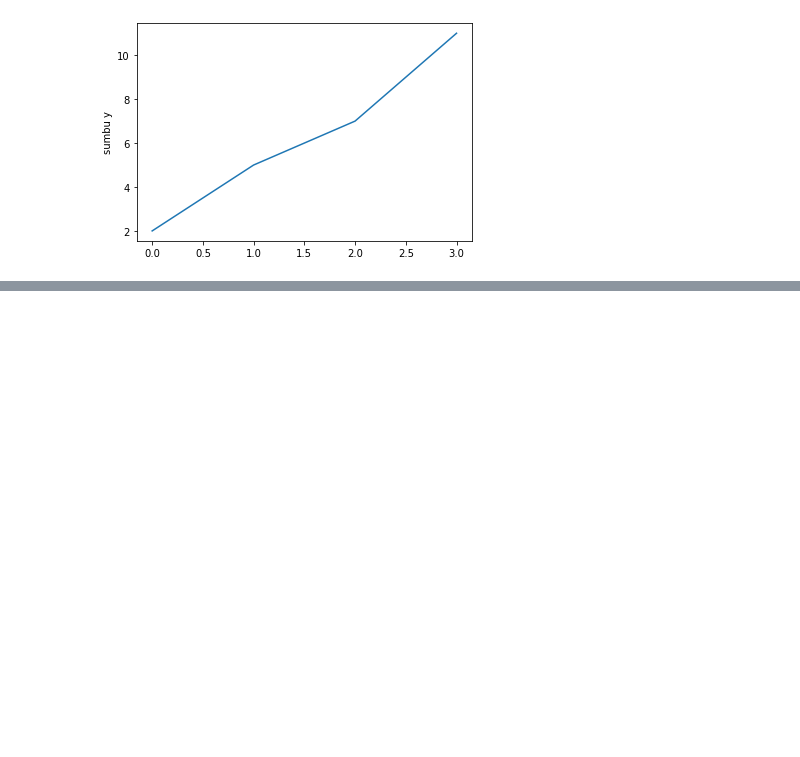
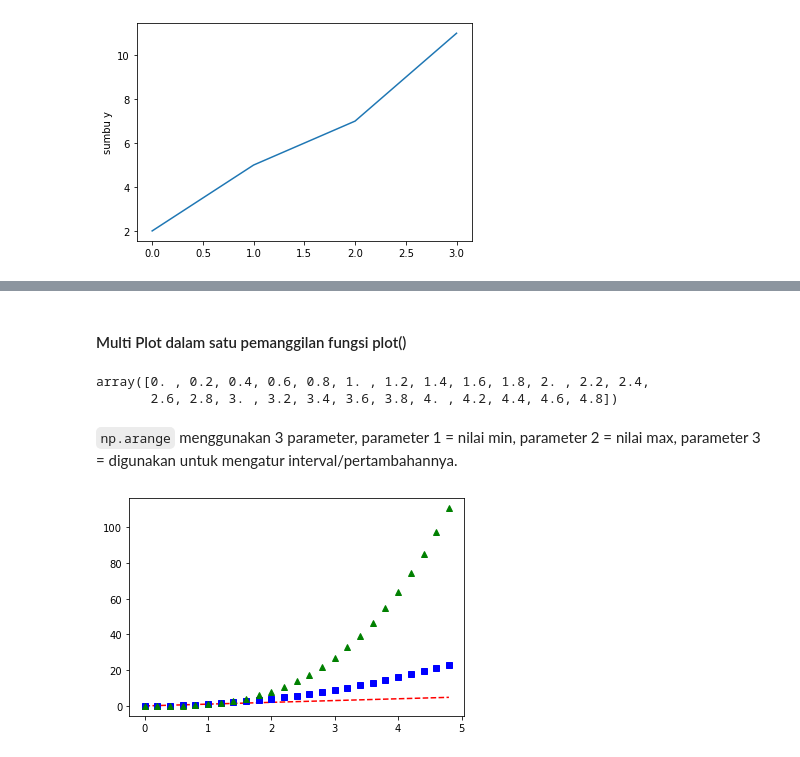
Before and after one commit to Christopher-Steven/BIC02-Visualisasi-Data-Matplotlib, a Jupyter notebook: 02_Matplotlib.ipynb, the cells around one changed output, grey strips where cells are left out. Drawn from its saved outputs; the diff is of its cells as text; code cells hidden in the pictures; blank space fills up the shorter version.

```diff
--- a/02_Matplotlib.ipynb
+++ b/02_Matplotlib.ipynb
@@ -28,0 +50,17 @@ bila hanya menyertakan deret bilangan, maka deret bilangan nilai sumbu y akan di
+# %% [markdown]
+#### Multi Plot dalam satu pemanggilan fungsi plot()
+# %%
+t = np.arange(0.,5.,0.2)
+t
+# %% [output]
+array([0. , 0.2, 0.4, 0.6, 0.8, 1. , 1.2, 1.4, 1.6, 1.8, 2. , 2.2, 2.4,
+       2.6, 2.8, 3. , 3.2, 3.4, 3.6, 3.8, 4. , 4.2, 4.4, 4.6, 4.8])
+# %% [markdown]
+`np.arange` menggunakan 3 parameter, parameter 1 = nilai min, parameter 2 = nilai max, parameter 3 = digunakan untuk mengatur interval/pertambahannya.
+# %%
+plt.plot(t, t, 'r--')
+plt.plot(t,t**2,'bs')
+plt.plot(t,t**3,'g^')
+plt.show()
+# %% [output]
+[figure, added]
```
Also changed, not shown: parts of 26 cells of this notebook.
